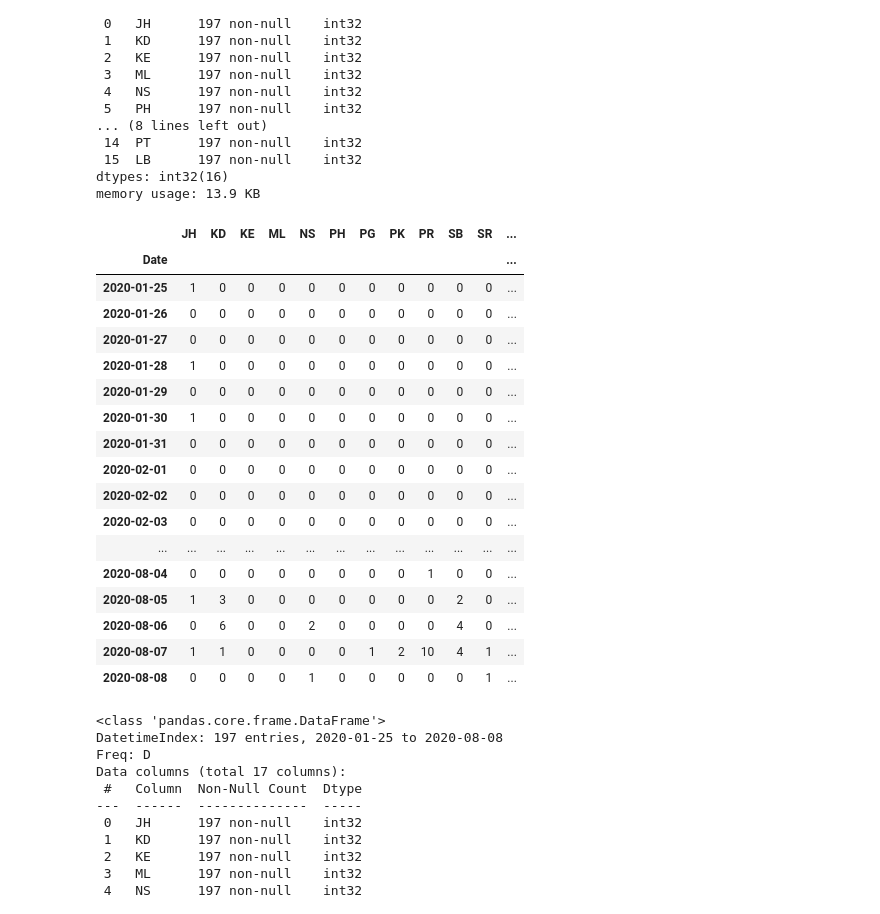
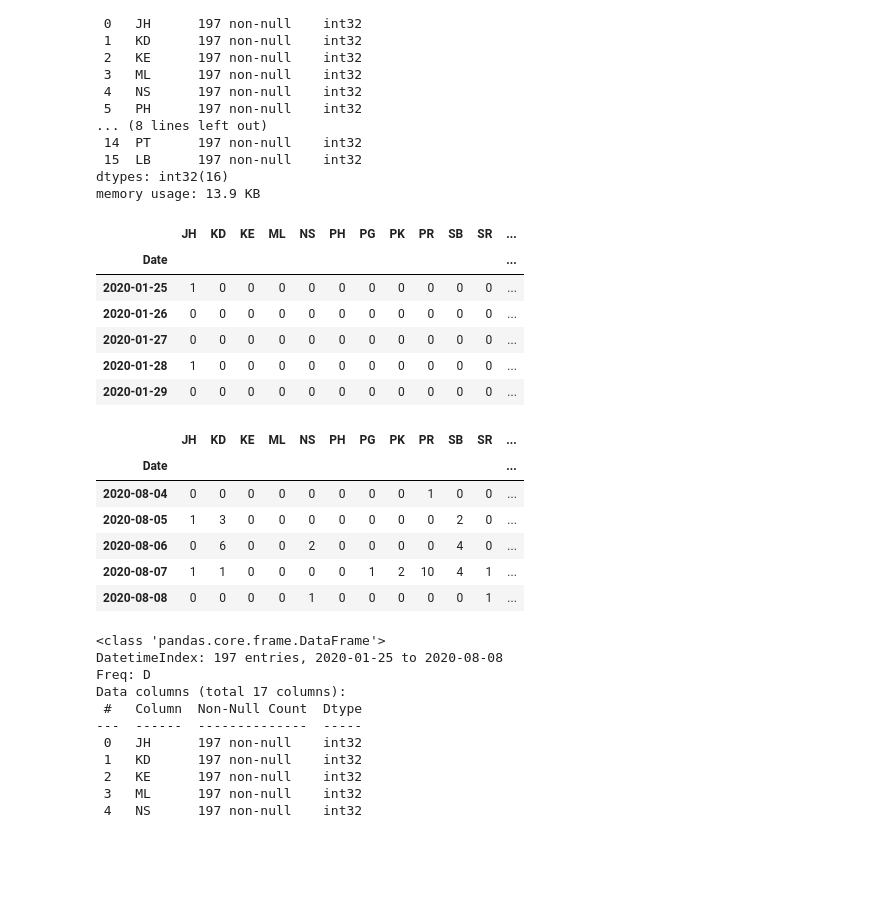
Before and after one commit to jacklynchai/Covid-19-Malaysia, a Jupyter notebook: Covid-19-Malaysia/Covid-19-Malaysia.ipynb, the cells around one changed output. Drawn from its saved outputs; the diff is of its cells as text; code cells hidden in the pictures; blank space fills up the shorter version.

```diff
--- a/Covid-19-Malaysia/Covid-19-Malaysia.ipynb
+++ b/Covid-19-Malaysia/Covid-19-Malaysia.ipynb
@@ -276,26 +264,25 @@ df_ct = df_ct.reindex(new_dates, fill_value = 0).rename_axis('Date')
 
 df_ct['Total'] = df_ct.sum(axis = 1)
 # %%
-df_ct
+df_ct.head()
 # %% [output]
 |  | JH | KD | KE | ML | NS | PH | PG | PK | PR | SB | SR | ... |
 | Date |  |  |  |  |  |  |  |  |  |  |  | ... |
 | 2020-01-25 | 1 | 0 | 0 | 0 | 0 | 0 | 0 | 0 | 0 | 0 | 0 | ... |
 | 2020-01-26 | 0 | 0 | 0 | 0 | 0 | 0 | 0 | 0 | 0 | 0 | 0 | ... |
 | 2020-01-27 | 0 | 0 | 0 | 0 | 0 | 0 | 0 | 0 | 0 | 0 | 0 | ... |
 | 2020-01-28 | 1 | 0 | 0 | 0 | 0 | 0 | 0 | 0 | 0 | 0 | 0 | ... |
 | 2020-01-29 | 0 | 0 | 0 | 0 | 0 | 0 | 0 | 0 | 0 | 0 | 0 | ... |
-| 2020-01-30 | 1 | 0 | 0 | 0 | 0 | 0 | 0 | 0 | 0 | 0 | 0 | ... |
-| 2020-01-31 | 0 | 0 | 0 | 0 | 0 | 0 | 0 | 0 | 0 | 0 | 0 | ... |
-| 2020-02-01 | 0 | 0 | 0 | 0 | 0 | 0 | 0 | 0 | 0 | 0 | 0 | ... |
-| 2020-02-02 | 0 | 0 | 0 | 0 | 0 | 0 | 0 | 0 | 0 | 0 | 0 | ... |
-| 2020-02-03 | 0 | 0 | 0 | 0 | 0 | 0 | 0 | 0 | 0 | 0 | 0 | ... |
-| ... | ... | ... | ... | ... | ... | ... | ... | ... | ... | ... | ... | ... |
-| 2020-08-04 | 0 | 0 | 0 | 0 | 0 | 0 | 0 | 0 | 1 | 0 | 0 | ... |
-| 2020-08-05 | 1 | 3 | 0 | 0 | 0 | 0 | 0 | 0 | 0 | 2 | 0 | ... |
-| 2020-08-06 | 0 | 6 | 0 | 0 | 2 | 0 | 0 | 0 | 0 | 4 | 0 | ... |
-| 2020-08-07 | 1 | 1 | 0 | 0 | 0 | 0 | 1 | 2 | 10 | 4 | 1 | ... |
-| 2020-08-08 | 0 | 0 | 0 | 0 | 1 | 0 | 0 | 0 | 0 | 0 | 1 | ... |
+# %%
+df_ct.tail()
+# %% [output]
+|  | JH | KD | KE | ML | NS | PH | PG | PK | PR | SB | SR | ... |
+| Date |  |  |  |  |  |  |  |  |  |  |  | ... |
+| 2020-08-04 | 0 | 0 | 0 | 0 | 0 | 0 | 0 | 0 | 1 | 0 | 0 | ... |
+| 2020-08-05 | 1 | 3 | 0 | 0 | 0 | 0 | 0 | 0 | 0 | 2 | 0 | ... |
+| 2020-08-06 | 0 | 6 | 0 | 0 | 2 | 0 | 0 | 0 | 0 | 4 | 0 | ... |
+| 2020-08-07 | 1 | 1 | 0 | 0 | 0 | 0 | 1 | 2 | 10 | 4 | 1 | ... |
+| 2020-08-08 | 0 | 0 | 0 | 0 | 1 | 0 | 0 | 0 | 0 | 0 | 1 | ... |
 # %%
 df_ct.info()
 # %% [output]
```
Also changed, not shown: parts of 4 cells of this notebook.
